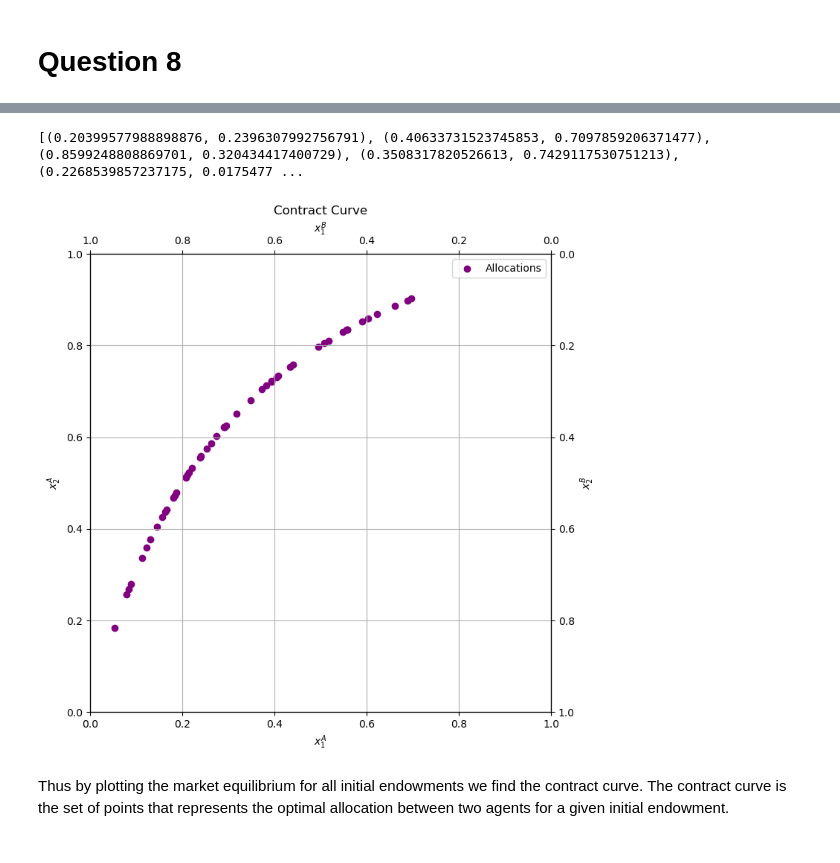
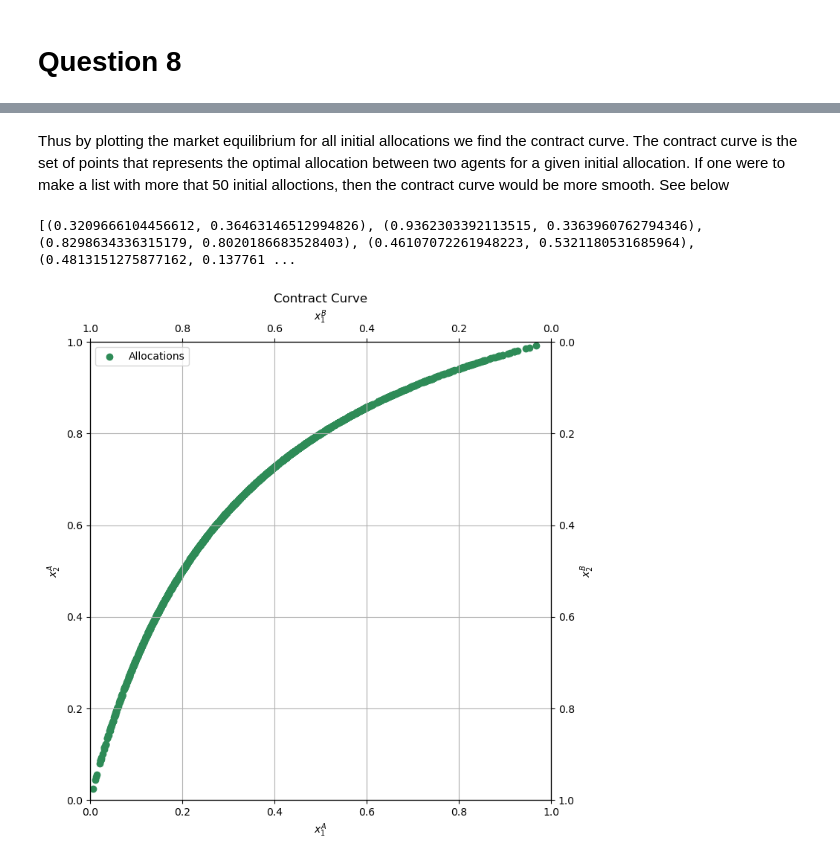
Before and after one commit to NumEconCopenhagen/projects-2024-anders-2-don-1, a Jupyter notebook: inauguralproject/inauguralproject.ipynb, the cells around one changed output, grey strips where cells are left out. Drawn from its saved outputs; the diff is of its cells as text; code cells hidden in the pictures.

```diff
--- a/inauguralproject/inauguralproject.ipynb
+++ b/inauguralproject/inauguralproject.ipynb
@@ -20,7 +20,7 @@ from inauguralproject import ExchangeEconomyClass2
 import matplotlib.pyplot as plt
 from scipy.optimize import minimize
 
-maincolor = 'purple'
+maincolor = 'seagreen'
 # %% [output]
 The autoreload extension is already loaded. To reload it, use:
   %reload_ext autoreload
@@ -352,8 +419,11 @@ random_initial_allocations = [(random.uniform(0, 1), random.uniform(0, 1)) for _
+# %% [markdown]
+Thus by plotting the market equilibrium for all initial allocations we find the contract curve. The contract curve is the set of points that represents the optimal allocation between two agents for a given initial allocation. If one were to make a list with more that 50 initial alloctions, then the contract curve would be more smooth. See below
 # %%
 import random
 
-# Create a list of 50 tuples, each with two random numbers between 0 and 1
-random_initial_allocations = [(random.uniform(0, 1), random.uniform(0, 1)) for _ in range(50)]
+# Create a list of 1500 tuples, each with two random numbers between 0 and 1
+random_initial_allocations = [(random.uniform(0, 1), random.uniform(0, 1)) for _ in range(1500)]
+
 
 
 economy2 = ExchangeEconomyClass2()
@@ -391,34 +461,32 @@ plt.figure(figsize=(8, 8))  # Making the plot larger to clearly see all points
 plt.scatter(x1Aplot, x2Aplot, color=maincolor, label='Allocations')  # Plotting the allocations
 plt.title('Contract Curve')
 plt.xlabel('$x_1^A$')
 plt.ylabel('$x_2^A$')
 
 # Setting the primary axes limits
 plt.xlim(0, 1)  # Setting the x-axis limits
 plt.ylim(0, 1)  # Setting the y-axis limits
 
 # Adding a grid for better visibility
 plt.grid(True)
 
 # Adding a legend
 plt.legend()
 
 # Adding secondary axes for Consumer B
 ax2 = plt.gca().twinx()  # Creates a secondary y-axis
 ax2.set_ylabel('$x_2^B$')
 ax2.set_ylim(0, 1)  # Setting the secondary y-axis limits to mirror primary y-axis
 
 ax3 = plt.gca().twiny()  # Creates a secondary x-axis
 ax3.set_xlabel('$x_1^B$')
 ax3.set_xlim(0, 1)  # Setting the secondary x-axis limits to mirror primary x-axis
 
 # Invert the secondary axes to show allocations to B as the remainder
 ax2.invert_yaxis()
 ax3.invert_xaxis()
 
 plt.show()
 # %% [output]
-[(0.20399577988898876, 0.2396307992756791), (0.40633731523745853, 0.7097859206371477), (0.8599248808869701, 0.320434417400729), (0.3508317820526613, 0.7429117530751213), (0.2268539857237175, 0.0175477 ...
+[(0.3209666104456612, 0.36463146512994826), (0.9362303392113515, 0.3363960762794346), (0.8298634336315179, 0.8020186683528403), (0.46107072261948223, 0.5321180531685964), (0.4813151275877162, 0.137761 ...
-[figure, old version]
+[figure, new version]
-# %% [markdown]
-Thus by plotting the market equilibrium for all initial endowments we find the contract curve. The contract curve is the set of points that represents the optimal allocation between two agents for a given initial endowment.
```
Also changed, not shown: parts of 4 cells of this notebook.
